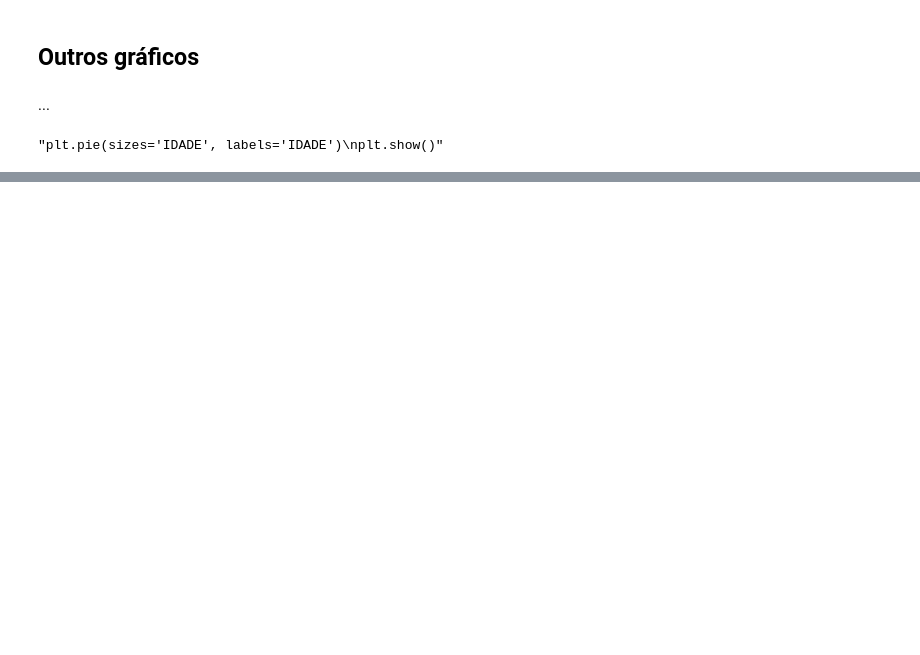
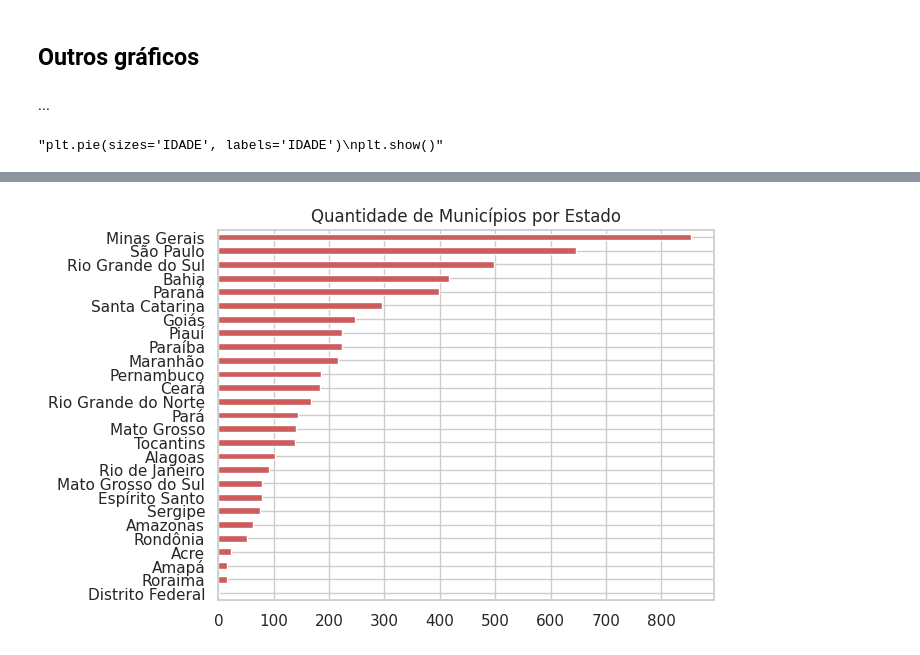
Before and after one commit to sarmart/PrograMaria_Analise-de-Dados, a Jupyter notebook: analise_dados.ipynb, the cells around one changed output, grey strips where cells are left out. Drawn from its saved outputs; the diff is of its cells as text; code cells hidden in the pictures; blank space fills up the shorter version.

```diff
--- a/analise_dados.ipynb
+++ b/analise_dados.ipynb
@@ -1876,0 +1881,3 @@ plt.show()"""
+# %%
+dados_fvm = pd.read_csv('/content/drive/MyDrive/ESTUDOS_sarinha/ProgrMaria/municipios_brasileiros.csv')
+dados_fvm # Importando e checando a tabela de municípios brasileiros
@@ -1876,0 +1992,2 @@ plt.show()"""
+# %%
+contagem_municipios = dados_fvm.groupby('estado')['nome_municipio'].count().sort_values(ascending=True) # Outra forma mais organizada para checar
@@ -1876,0 +1999,10 @@ plt.show()"""
+# %%
+# pelo MatPlotLib: gráfico de barra na horizontal
+plt.title("Quantidade de Municípios por Estado")
+plt.xlabel("Quantidade de Municípios")
+ax = contagem_municipios.plot(kind='barh', color='indianred')
+ax.set_ylabel('')
+plt.grid(True)
+plt.show()
+# %% [output]
+[figure, added]
```
Also changed, not shown: parts of 15 cells of this notebook.
